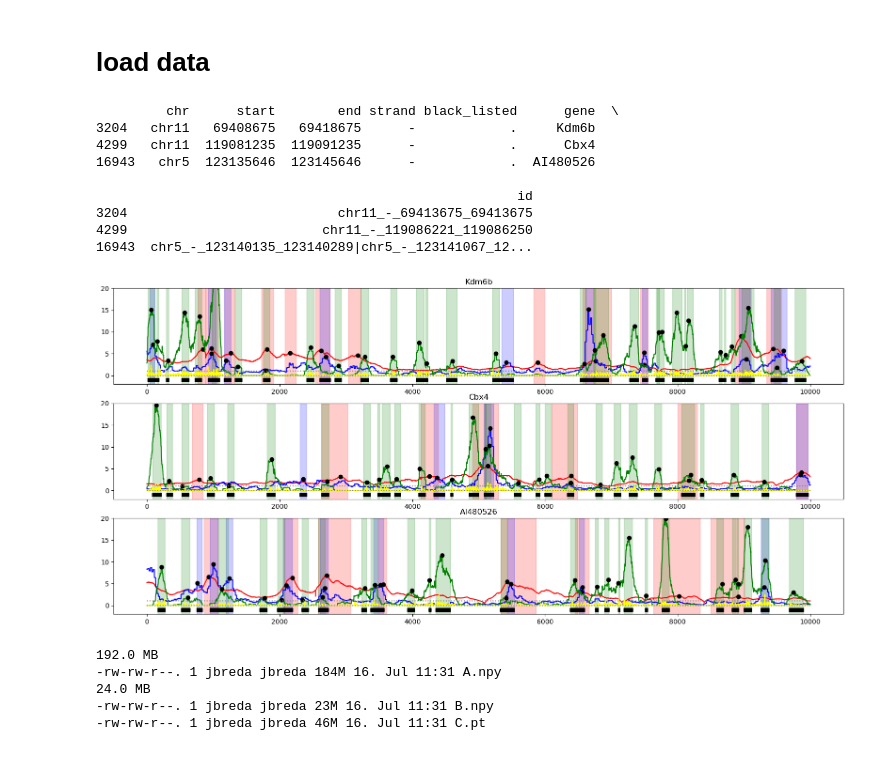
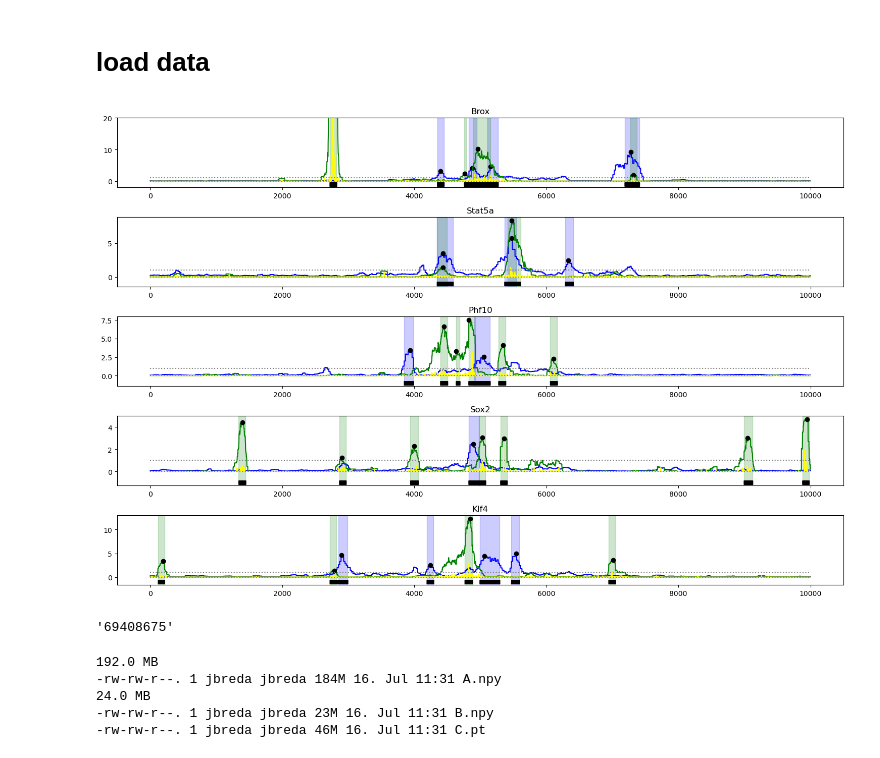
Before and after one commit to naef-lab/ChIP_atlas, a Jupyter notebook: notebooks/Peak_calling.ipynb, the cells around one changed output. Drawn from its saved outputs; the diff is of its cells as text; code cells hidden in the pictures.

```diff
--- a/notebooks/Peak_calling.ipynb
+++ b/notebooks/Peak_calling.ipynb
@@ -85,11 +85,13 @@ colors = {'chip':'red','atac':'blue','chip_peak':'green'}
 #promoterome = pd.read_csv(infile, sep='\t')
 
 infile = f'~/Promoterome/results/{genome}/promoterome_pm{window_kb}kb_filtered_clustered_sorted.bed'
-promoterome = pd.read_csv(infile, sep='\t',header=None)
-promoterome.columns = ['chr','start','end','strand','black_listed','gene','id']
+promoterome = pd.read_csv(infile, sep='\t')
 
 my_genes = np.array(['Tcstv3','Erdr1','Grb10','Phc1','Cldn34d','Phf10','H2az1','Dnajb14','Srsf6','Brox','Aida','Sox2','Klf4','Stat5a','Stat5b','Tert'])
-my_genes = np.array(['Cbx4','Kdm6b','AI480526'])
+my_genes = np.array(['Erdr1','Cldn34d','Phf10','H2az1','Dnajb14','Brox','Aida','Sox2','Klf4','Stat5a','Stat5b','Tert'])
+my_genes = np.array(['Erdr1','Cldn34d','Phf10','H2az1','Brox','Sox2','Klf4','Stat5a'])
+
+#my_genes = np.array(['Cbx4','Kdm6b','AI480526'])
 idx_prom, idx_g = np.where(promoterome.gene.values[:,None] == my_genes[None,:])
 #idx_prom = promoterome.sample(20).index
 
@@ -104,14 +106,16 @@ atac_samples = atac_samples.loc[:,['Run','Sample Name']]
 #atac_peaks = get_atac_peaks()
 
 # load chip peak sparse tensor
-infile = f'/home/jbreda/ChIP_atlas/results/{genome}/Peak_tensors/Window_pm5kb/PeakCenter_sparse_tensor_prom_tf_position.pt'
+infile = f'/home/jbreda/ChIP_atlas/results/{genome}/Peak_tensors/Window_pm5kb/PeakCenter_mean_sparse_tensor_prom_tf_position.pt'
+
 Chip_peaks_prom_tf_pos = torch.load(infile)
 
 # initialize figure
-fig, axes = plt.subplots(len(idx_prom),1,figsize=(20,3*len(idx_prom)))
-infile = f'../results/{genome}/Summed_TF_chip_prom_pm{window_kb}kb.bw'
+fig, axes = plt.subplots(len(idx_prom),1,figsize=(15,2*len(idx_prom)))
+#infile = f'../results/{genome}/Summed_TF_chip_prom_pm{window_kb}kb.bw'
 #infile = f'../results/{genome}/TF_mean_chip/E2f1.bw'
-with bw.open(infile) as fin:
+#with bw.open(infile) as fin:
+if True:
     for f,prom in enumerate(idx_prom):
         # get promoter coordinates
         chrom = promoterome.at[prom,'chr']
@@ -125,9 +129,9 @@ with bw.open(infile) as fin:
         #intervals = {}
 
         # get chip signal
-        signal['chip'] = np.array(fin.values(chrom, start, end))
-        signal['chip'][np.isnan(signal['chip'])] = 0
-        signal['chip'] = signal['chip'] / N_tf *30
+        #signal['chip'] = np.array(fin.values(chrom, start, end))
+        #signal['chip'][np.isnan(signal['chip'])] = 0
+        #signal['chip'] = signal['chip'] / N_tf *30
 
         # get chip peaks sparse tensor
         Chip_peaks_tf_pos = Chip_peaks_prom_tf_pos[prom].to_dense()
@@ -146,7 +150,7 @@ with bw.open(infile) as fin:
         signal['atac'] = np.max(X,axis=1)
 
         my_peaks = np.zeros(window_kb*2000).astype(bool)
-        for track in ['chip','atac','chip_peak']:
+        for track in ['atac','chip_peak']:
             #signal[track] = moving_average(signal[track], w)
             #signal[track] = signal[track] - np.mean(signal[track])
             #signal[track] = signal[track] / np.std(signal[track])
@@ -170,7 +174,7 @@ with bw.open(infile) as fin:
         ax = axes[f]
 
 
-        for track in ['chip','atac','chip_peak']:
+        for track in ['atac','chip_peak']:
             ax.plot(signal[track],color=colors[track])
             for i in range(len(peaks[track])):
                 peak = peaks[track][i]
@@ -179,43 +183,41 @@ with bw.open(infile) as fin:
                 y = signal[track][peak]
                 #ax.plot([l,peak,r],3*[y], "-|")
                 ax.plot(peak,y, "o", color='black')
                 ax.axvspan(l,r, color=colors[track], alpha=0.2)
                 #ax.plot(l,y, '>')
                 #ax.plot(r,y, '<')
 
         ax.plot(Chip_peaks_tf_pos,color='yellow')
 
         ax.plot(peak_idx,[-1]*peak_idx.shape[0],'|',color='black')
 
 
         #ax.plot(np.sqrt(signal['chip']*signal['atac']*signal['chip_peak']),color='purple')
         #ax.plot(np.concatenate([signal['chip'][None,:],signal['atac'][None,:],signal['chip_peak'][None,:]],0).max(0),color='purple')
         #ax.errorbar(0-10,np.mean(signal['chip']),yerr=np.std(signal['chip']),color=colors['chip'])
         #ax.errorbar(window_kb*2000+10,np.mean(signal['atac']),yerr=np.std(signal['atac']),color=colors['atac'])
         ax.plot([0,window_kb*2000],[0,0],':',color='gray')
         ax.plot([0,window_kb*2000],[1,1],':',color='gray')
 
         #ax.plot(X)
 
         #for i in range(my_peaks.shape[0]):
         #    peak = my_peaks.iloc[i,:]
         #    ax.axvspan(peak.start_2-start, peak.end_2-start, color='blue', alpha=0.5)
 
         if ax.get_ylim()[1] > 20:
             ax.set_ylim(-2,20)
 
         ax.set_title(f'{promoterome.at[prom,"gene"]}')
+
+fig.tight_layout()
+fig.savefig(f'fig/Peak_calling/Regulatory_regions_examples_{genome}_pm{window_kb}kb.pdf')
 # %% [output]
-         chr      start        end strand black_listed      gene  \
-3204   chr11   69408675   69418675      -            .     Kdm6b
-4299   chr11  119081235  119091235      -            .      Cbx4
-16943   chr5  123135646  123145646      -            .  AI480526
-
-                                                      id
-3204                           chr11_-_69413675_69413675
-4299                         chr11_-_119086221_119086250
-16943  chr5_-_123140135_123140289|chr5_-_123141067_12...
-[figure, old version]
+[figure, new version]
+# %%
+start
+# %% [output]
+'69408675'
 # %%
 genome = 'mm10'
 window_kb = 5
```
Also changed, not shown: parts of 2 cells of this notebook, 12 other files.
